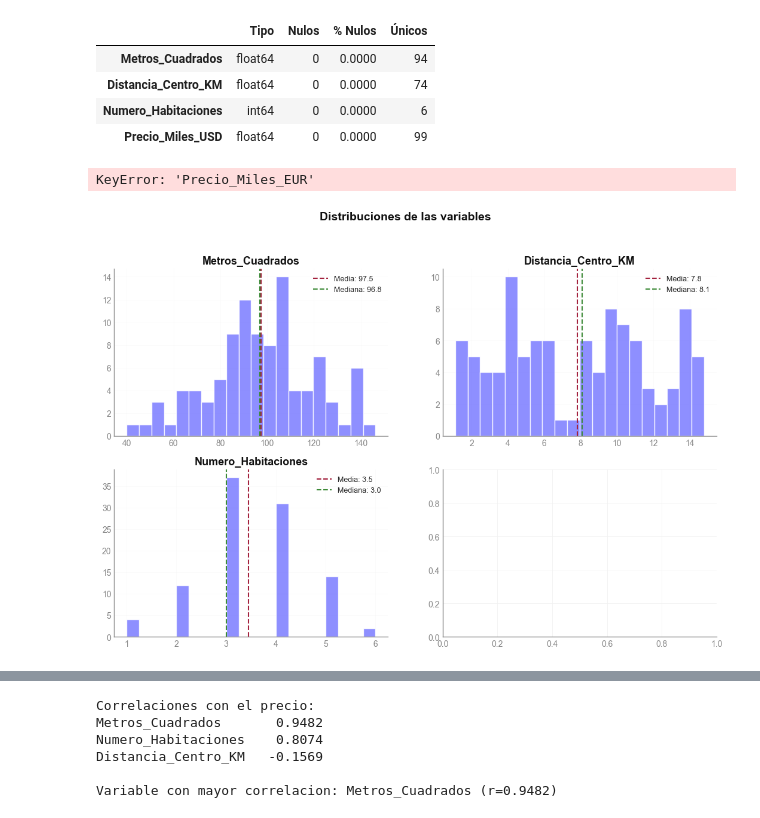
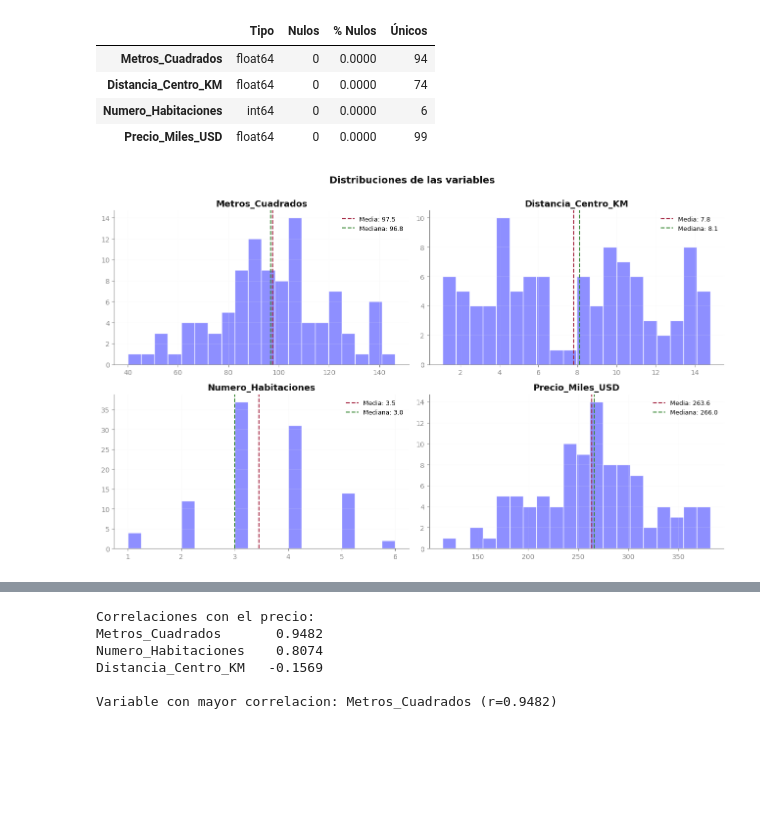
Before and after one commit to BORJAMOME/Data-Analytics-Portfolio, a Jupyter notebook: 03-Machine-Learning/01-supervisado/regresion/01-regresion-lineal-simple/01-inmobiliaria/notebook.ipynb, the cells around one changed output, grey strips where cells are left out. Drawn from its saved outputs; the diff is of its cells as text; code cells hidden in the pictures; blank space fills up the shorter version.

```diff
--- a/03-Machine-Learning/01-supervisado/regresion/01-regresion-lineal-simple/01-inmobiliaria/notebook.ipynb
+++ b/03-Machine-Learning/01-supervisado/regresion/01-regresion-lineal-simple/01-inmobiliaria/notebook.ipynb
@@ -150,30 +150,19 @@ TIPOS DE DATOS Y VALORES NULOS
 # %%
 # Distribuciones de cada variable
 
 fig, axes = plt.subplots(2, 2, figsize=(13, 8))
 fig.suptitle('Distribuciones de las variables', fontsize=14, fontweight='bold', color=INK, y=1.00)
 
-variables = ['Metros_Cuadrados', 'Distancia_Centro_KM', 'Numero_Habitaciones', 'Precio_Miles_EUR']
+variables = ['Metros_Cuadrados', 'Distancia_Centro_KM', 'Numero_Habitaciones', 'Precio_Miles_USD']
 for ax, var in zip(axes.flat, variables):
-    if var in data.columns:
-        ax.hist(data[var], bins=20, color=PURPLE, edgecolor='white', alpha=0.85)
-    elif var == "Precio_Miles_EUR" and "Precio_Miles_USD" in data.columns:
-        # Convertir USD a EUR (ejemplo: 1 USD = 0.92 EUR)
-        eur = data["Precio_Miles_USD"] * 0.92
-        ax.hist(eur, bins=20, color=PURPLE, edgecolor='white', alpha=0.85)
-        ax.set_xlabel("Precio_Miles_EUR (convertido)")
-    else:
-        ax.text(0.5, 0.5, f"No hay datos para {var}", ha="center", va="center", color=MUTED)
-        ax.set_xticks([])
-        ax.set_yticks([])
+    ax.hist(data[var], bins=20, color=PURPLE, edgecolor='white', alpha=0.85)
     ax.axvline(data[var].mean(), color=RED, linestyle='--', linewidth=1.5, label=f'Media: {data[var].mean():.1f}')
     ax.axvline(data[var].median(), color=GREEN, linestyle='--', linewidth=1.5, label=f'Mediana: {data[var].median():.1f}')
     ax.set_title(var, color=INK)
     ax.legend(fontsize=9, frameon=False)
     ax.grid(True, alpha=0.3)
 
 plt.tight_layout()
 plt.show()
 # %% [output]
-KeyError: 'Precio_Miles_EUR'
-[figure, old version]
+[figure, new version]
```
Also changed, not shown: parts of 46 cells of this notebook.
